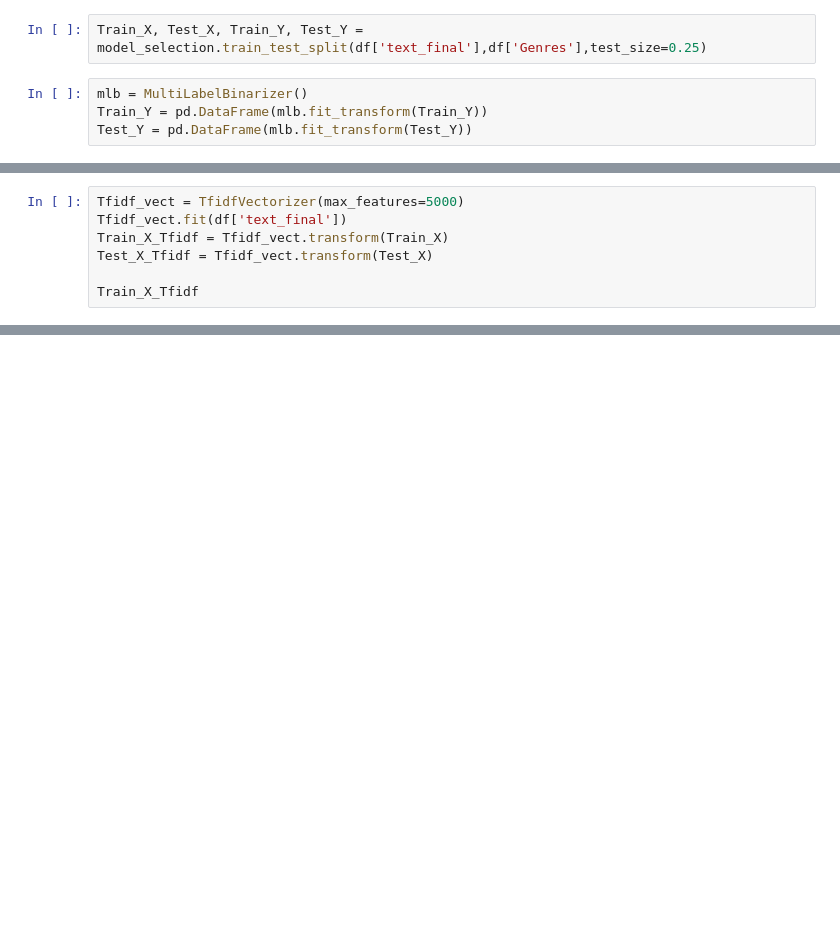
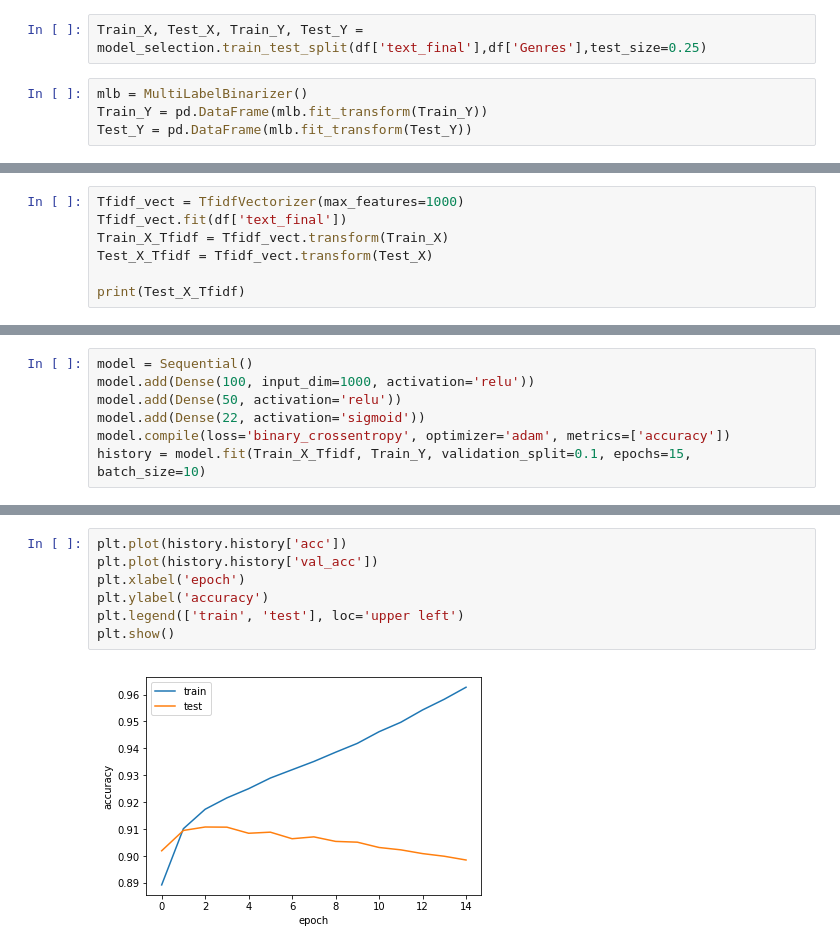
Before and after one commit to arnaualba/code_movie_predict, a Jupyter notebook: NLP.ipynb, the cells around one changed output, grey strips where cells are left out. Cells and saved outputs as stored; diff of their text form; blank space fills up the shorter version.

```diff
--- a/NLP.ipynb
+++ b/NLP.ipynb
@@ -80,8 +91,8 @@ Train_Y
 # %%
-Tfidf_vect = TfidfVectorizer(max_features=5000)
+Tfidf_vect = TfidfVectorizer(max_features=1000)
 Tfidf_vect.fit(df['text_final'])
 Train_X_Tfidf = Tfidf_vect.transform(Train_X)
 Test_X_Tfidf = Tfidf_vect.transform(Test_X)
 
-Train_X_Tfidf
+print(Test_X_Tfidf)
 # %% [output]
@@ -125,0 +199,7 @@ custom_score(prediction, Test_Y.values)
+# %%
+model = Sequential()
+model.add(Dense(100, input_dim=1000, activation='relu'))
+model.add(Dense(50, activation='relu'))
+model.add(Dense(22, activation='sigmoid'))
+model.compile(loss='binary_crossentropy', optimizer='adam', metrics=['accuracy'])
+history = model.fit(Train_X_Tfidf, Train_Y, validation_split=0.1, epochs=15, batch_size=10)
@@ -125,0 +224,9 @@ custom_score(prediction, Test_Y.values)
+# %%
+plt.plot(history.history['acc'])
+plt.plot(history.history['val_acc'])
+plt.xlabel('epoch')
+plt.ylabel('accuracy')
+plt.legend(['train', 'test'], loc='upper left')
+plt.show()
+# %% [output]
+[figure, added]
```
Also changed, not shown: parts of 30 cells of this notebook.
